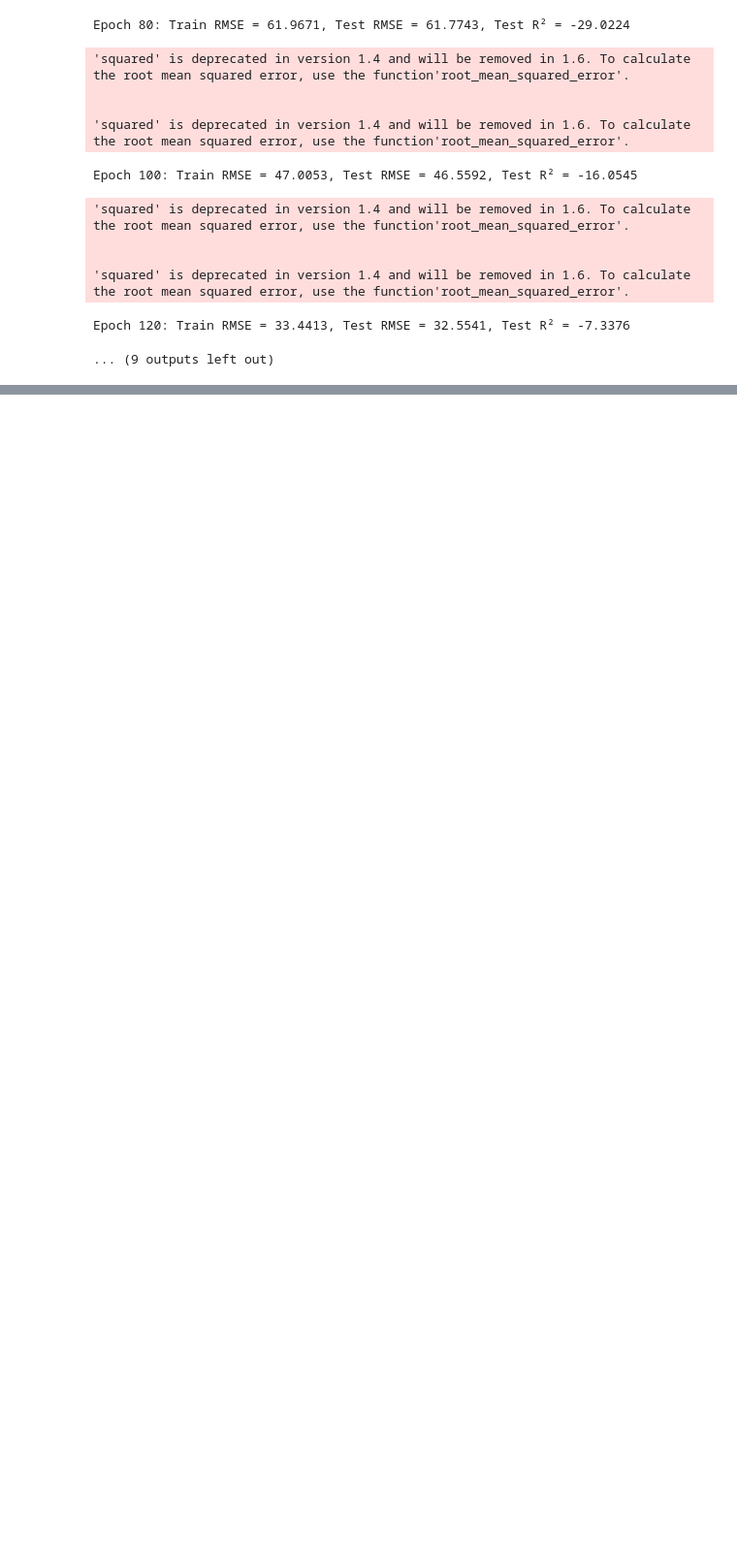
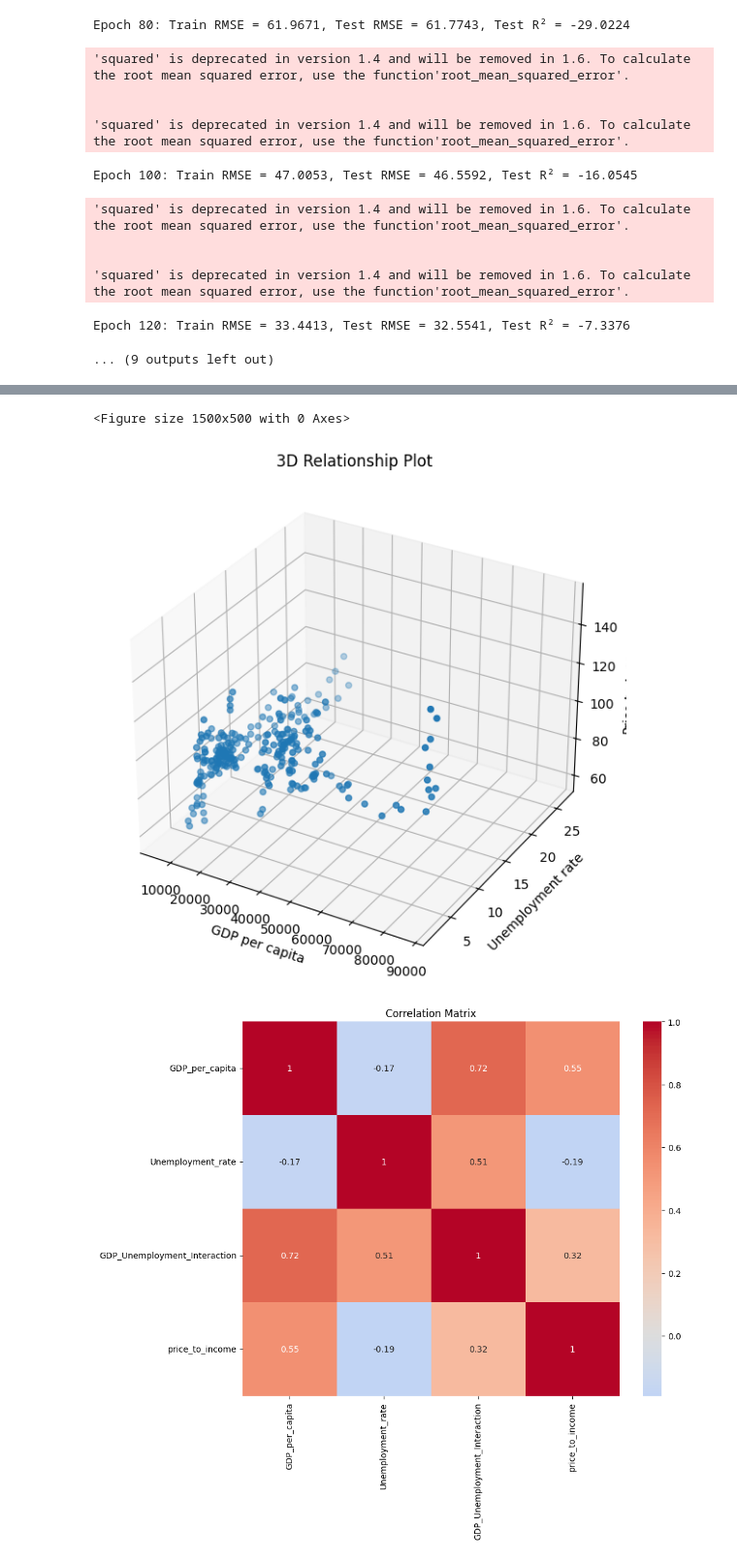
Before and after one commit to itu-itis23-majidov23/House-Price-Affordibility-at-EU, a Jupyter notebook: main.ipynb, the cells around one changed output, grey strips where cells are left out. Shown at 97% size. Drawn from its saved outputs; the diff is of its cells as text; code cells hidden in the pictures; blank space fills up the shorter version.

```diff
--- a/main.ipynb
+++ b/main.ipynb
@@ -775,0 +1038,3 @@ fig_rmse.show()
+# %%
+interaction_model = analyze_gdp_unemployment_interaction(df)
+# %% [output]
@@ -775,0 +1058,3 @@ fig_rmse.show()
+<Figure size 1500x500 with 0 Axes>
+[figure, added]
+[figure, added]
```
Also changed, not shown: parts of 32 cells of this notebook.
